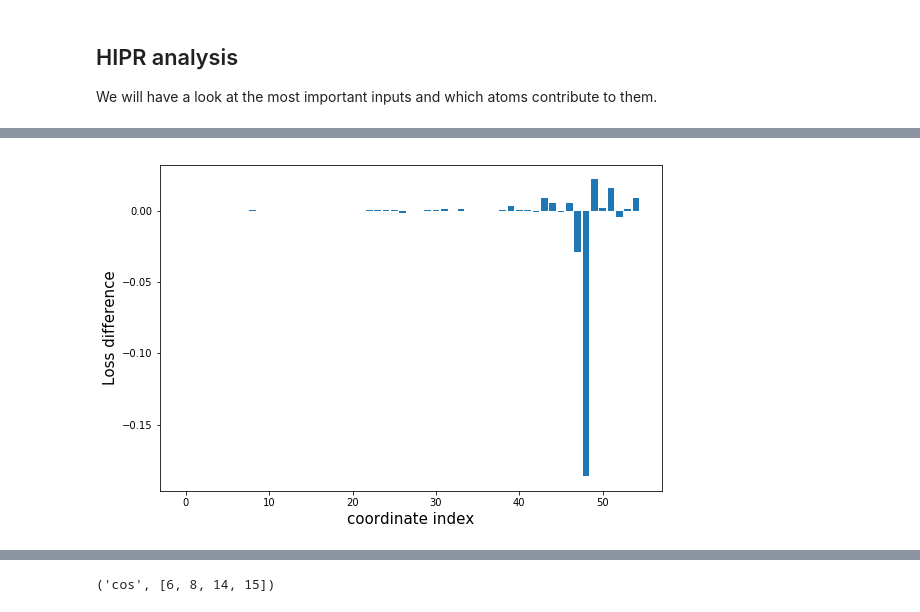
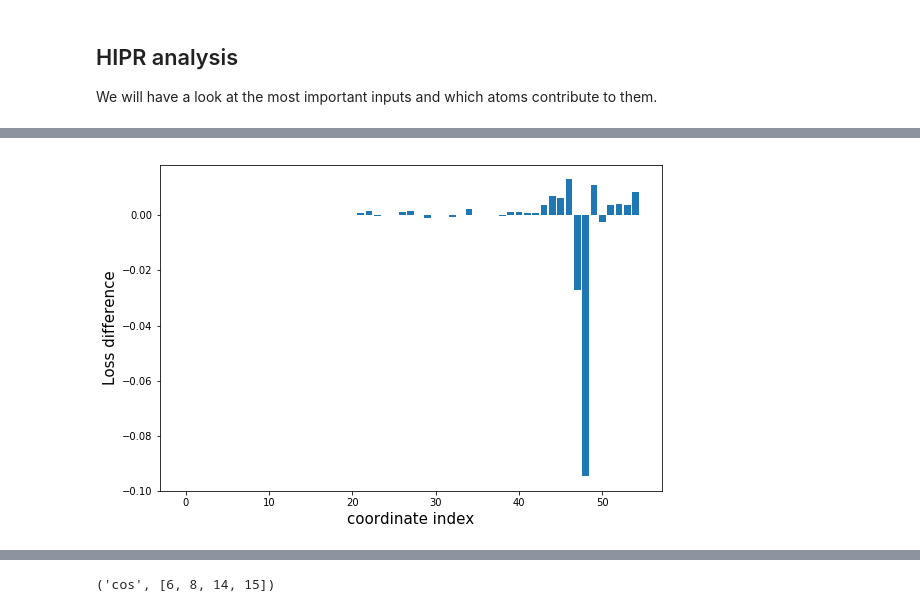
Before and after one commit to bio-phys/aimmd, a Jupyter notebook: examples/capped_alanine_dipeptide/2_analysis.ipynb, the cells around one changed output, grey strips where cells are left out. Drawn from its saved outputs; the diff is of its cells as text; code cells hidden in the pictures.

```diff
--- a/examples/capped_alanine_dipeptide/2_analysis.ipynb
+++ b/examples/capped_alanine_dipeptide/2_analysis.ipynb
@@ -76,8 +82,8 @@ from arcd.base.rcmodel import RCModel
 fname = storage.abspath + '_RCmodel_at_step500.pckl'
 state, cls = RCModel.load_state(fname, storage)
 state = cls.fix_state(state)
-model_at_step100 = cls.set_state(state)
+model_at_step500 = cls.set_state(state)
 # %%
 # use the complete trainset for HIPR
 # this includes point the ANN has never trained on but makes it comparable to the previous HIPR
-hipr_at_step100 = arcd.analysis.HIPRanalysis(model_at_step100, trainhook.trainset)
+hipr_at_step500 = arcd.analysis.HIPRanalysis(model_at_step500, trainhook.trainset)
@@ -86,6 +90,9 @@ step100_hipr_losses = hipr_at_step100.do_hipr()
+# %%
+step500_hipr_losses = hipr_at_step500.do_hipr()
+step500_hipr_losses_plus = hipr_at_step500.do_hipr_plus()
 # %%
 final_loss_diff = final_hipr_losses[:-1] - final_hipr_losses[-1]
-step100_loss_diff = step100_hipr_losses[:-1] - step100_hipr_losses[-1]
+step500_loss_diff = step500_hipr_losses[:-1] - step500_hipr_losses[-1]
 
 plt.bar(np.arange(len(final_loss_diff)), final_loss_diff)
 plt.xlabel('coordinate index', size=15)
@@ -121,11 +128,11 @@ with associated loss:  1.3446988924161776
 # %%
-plt.bar(np.arange(len(step100_loss_diff)), step100_loss_diff, label='after step 100')
+plt.bar(np.arange(len(step500_loss_diff)), step500_loss_diff, label='after step 100')
 plt.xlabel('coordinate index', size=15)
 plt.ylabel('Loss difference', size=15)
 
-max_idx = np.argsort(step100_loss_diff)[::-1]
-print('Reference loss: ', step100_hipr_losses[-1])
+max_idx = np.argsort(step500_loss_diff)[::-1]
+print('Reference loss: ', step500_hipr_losses[-1])
 for idx in max_idx[:5]:
     print('coordinate: ', arcd.coords.internal.get_involved(idx, **ic_parms))
-    print('with associated loss: ', step100_hipr_losses[idx])
+    print('with associated loss: ', step500_hipr_losses[idx])
 # %% [output]
@@ -143 +150 @@ with associated loss:  1.2854773827246972
-[figure, old version]
+[figure, new version]
```
Also changed, not shown: parts of 45 cells of this notebook, 2 other files.
